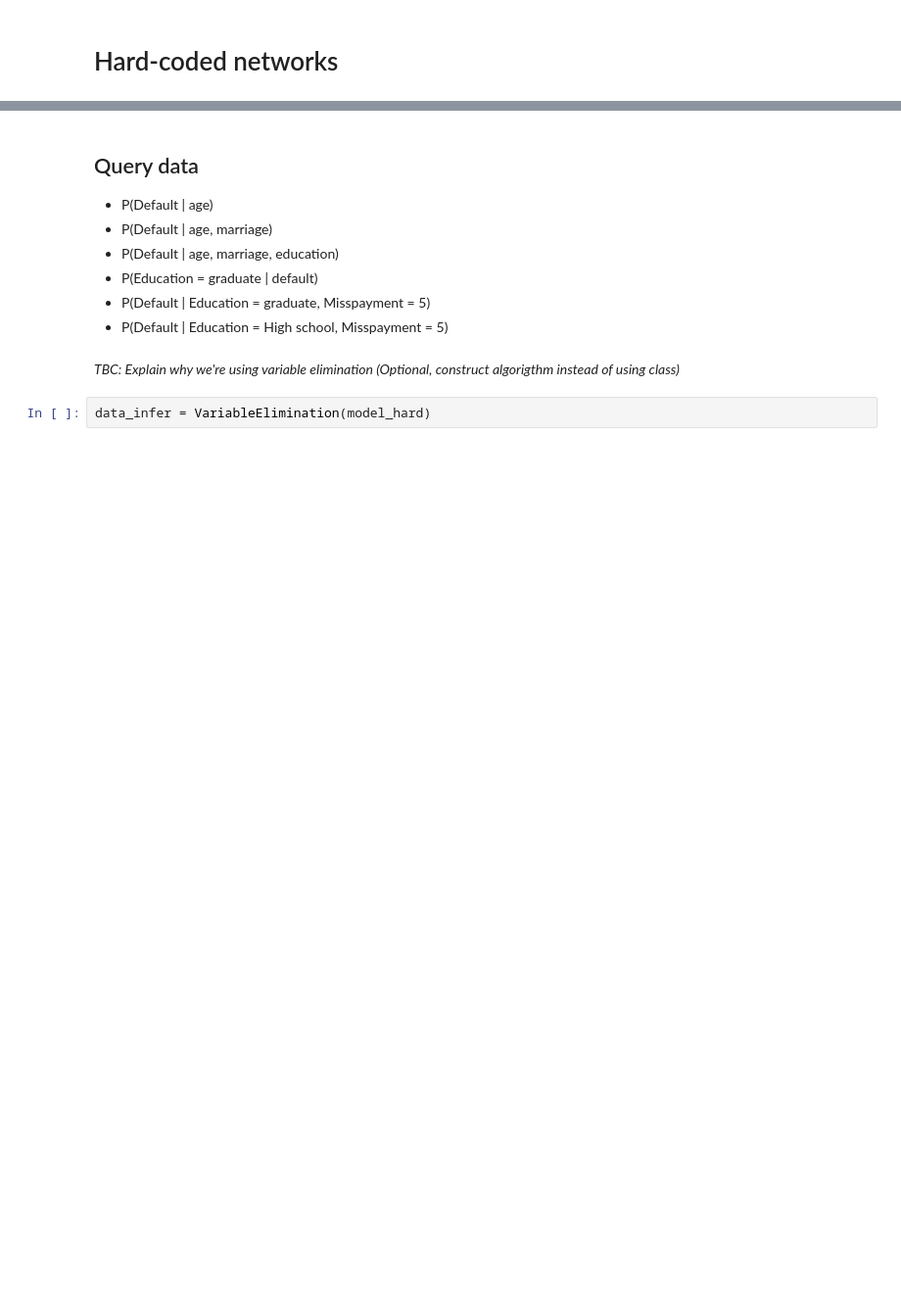
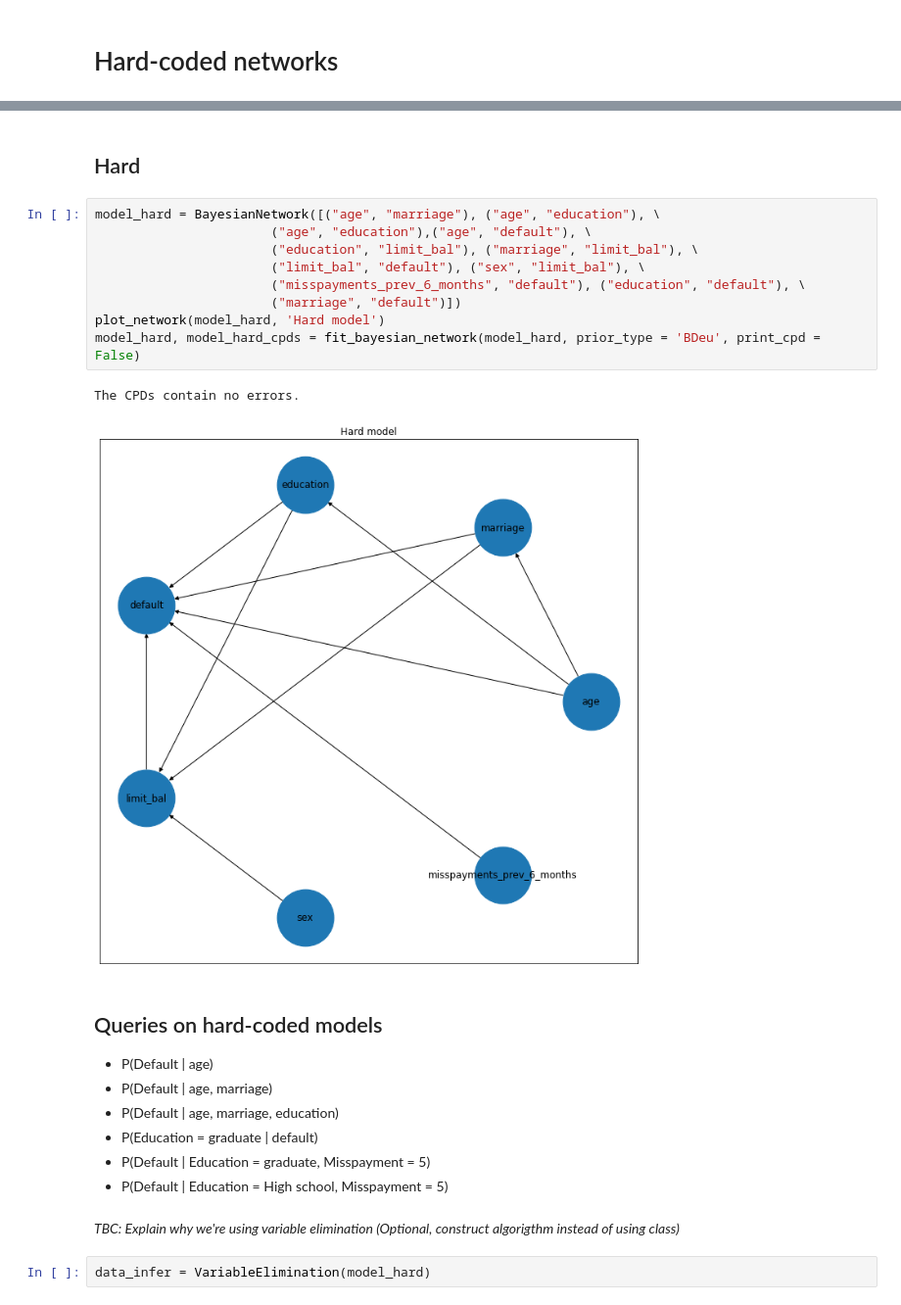
Before and after one commit to lorenzobalzani/bayesian-network-credit-cards, a Jupyter notebook: bayesian_network_credit_cards_default.ipynb, the cells around one changed output, grey strips where cells are left out. Shown at 98% size. Saved outputs shown, nothing was run; the diff lists cells and outputs as text; blank space fills up the shorter version.

```diff
--- a/bayesian_network_credit_cards_default.ipynb
+++ b/bayesian_network_credit_cards_default.ipynb
@@ -198,6 +221,19 @@ The NB model has no errors.
+# %% [markdown]
+## Hard
+# %%
+model_hard = BayesianNetwork([("age", "marriage"), ("age", "education"), \
+                       ("age", "education"),("age", "default"), \
+                       ("education", "limit_bal"), ("marriage", "limit_bal"), \
+                       ("limit_bal", "default"), ("sex", "limit_bal"), \
+                       ("misspayments_prev_6_months", "default"), ("education", "default"), \
+                       ("marriage", "default")])
+plot_network(model_hard, 'Hard model')
+model_hard, model_hard_cpds = fit_bayesian_network(model_hard, prior_type = 'BDeu', print_cpd = False)
+# %% [output]
+The CPDs contain no errors.
+[figure, added]
 # %% [markdown]
-## Query data
-
+## Queries on hard-coded models
 * P(Default | age)
 * P(Default | age, marriage)
 * P(Default | age, marriage, education)
```
Also changed, not shown: parts of 48 cells of this notebook.
